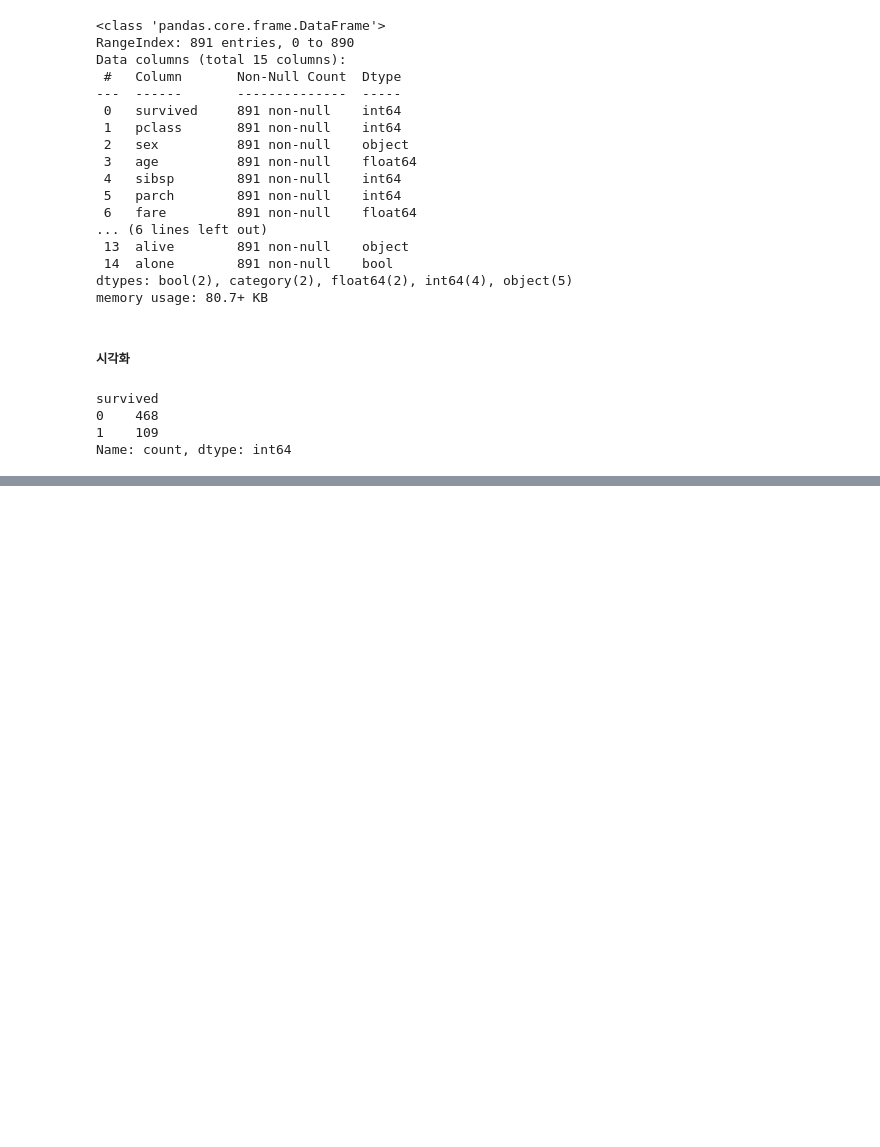
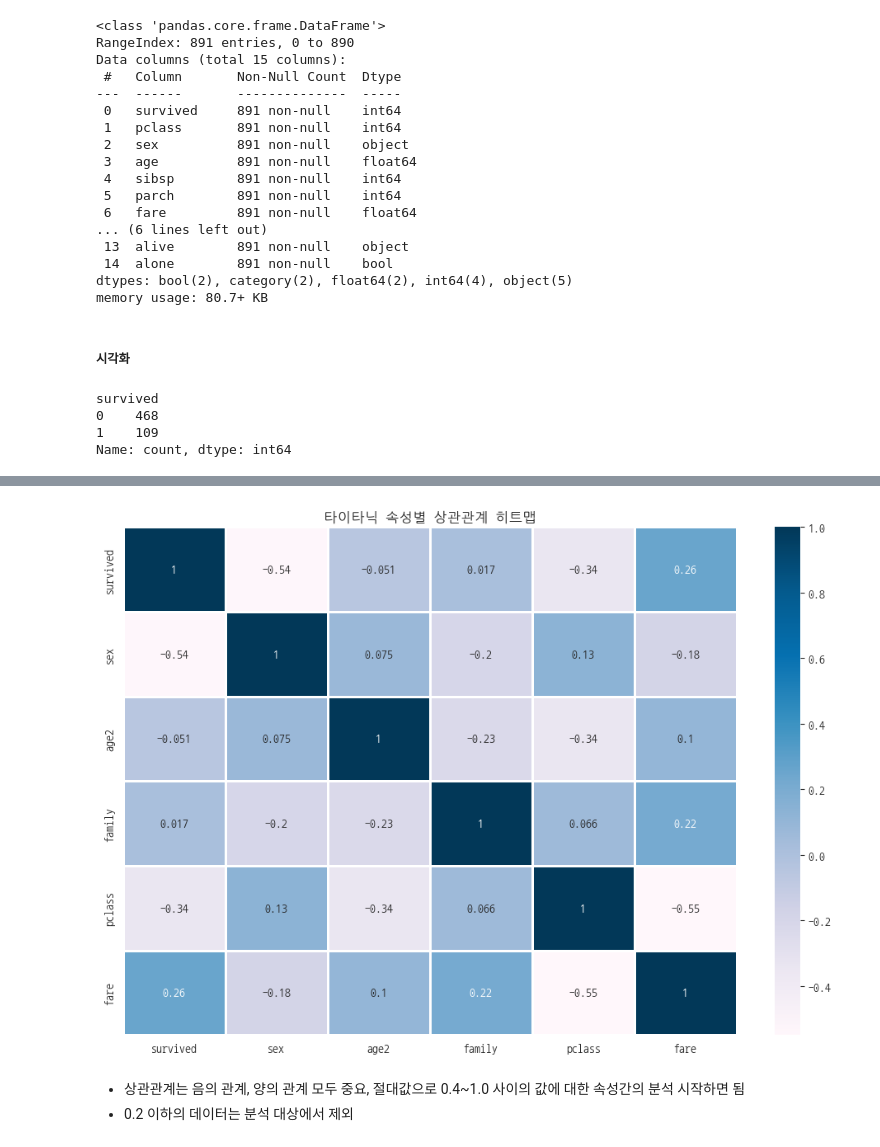
Before and after one commit to hyanyul/python-analysis-2024, a Jupyter notebook: day10/pa22_타이타닉생존자_상관분석.ipynb, the cells around one changed output, grey strips where cells are left out. Drawn from its saved outputs; the diff is of its cells as text; code cells hidden in the pictures; blank space fills up the shorter version.

```diff
--- a/day10/pa22_타이타닉생존자_상관분석.ipynb
+++ b/day10/pa22_타이타닉생존자_상관분석.ipynb
@@ -236,0 +308,17 @@ plt.show()
+# %%
+# 상관관계를 히트맵으로 시각화
+def categoryAge(x):
+    if x < 10: return 0
+    elif x < 20: return 1
+    elif x < 30: return 2
+    elif x < 40: return 3
+    elif x < 50: return 4
+    elif x < 60: return 5
+    elif x < 70: return 6
+    elif x < 80: return 7
+    else: return 8
+# %%
+# 히트맵에서 사용하기 위해 컬럼 재생산
+dfTitanic['age2'] = dfTitanic['age'].apply(categoryAge) #컬럼의 값을 뒤에 있는 함수를 적용해서 값을 낼 수 있음
+dfTitanic['sex'] = dfTitanic['sex'].map({'male': 1, 'female': 0})   #여러번 수행하면 안됨
+dfTitanic['family'] = dfTitanic['sibsp'] + dfTitanic['parch'] + 1
@@ -236,0 +334,15 @@ plt.show()
+# %%
+# 히트맵
+plt.figure(figsize=(12, 8))
+hData = dfTitanic[['survived', 'sex', 'age2', 'family', 'pclass', 'fare']]
+# 속성 정리(square=True: 각 히트맵 셀을 정사각형으로 만듦, annot=True: 값 화면 표시)
+sns.heatmap(hData.astype(float).corr(), linewidths=1.0, square=False, vmax=1.0, cmap='PuBu',
+            linecolor='white', annot=True, annot_kws={'size':10})
+
+plt.title('타이타닉 속성별 상관관계 히트맵')
+plt.show()
+# %% [output]
+[figure, added]
+# %% [markdown]
+- 상관관계는 음의 관계, 양의 관계 모두 중요, 절대값으로 0.4~1.0 사이의 값에 대한 속성간의 분석 시작하면 됨
+- 0.2 이하의 데이터는 분석 대상에서 제외
```
Also changed, not shown: parts of 11 cells of this notebook, 1 other file.
